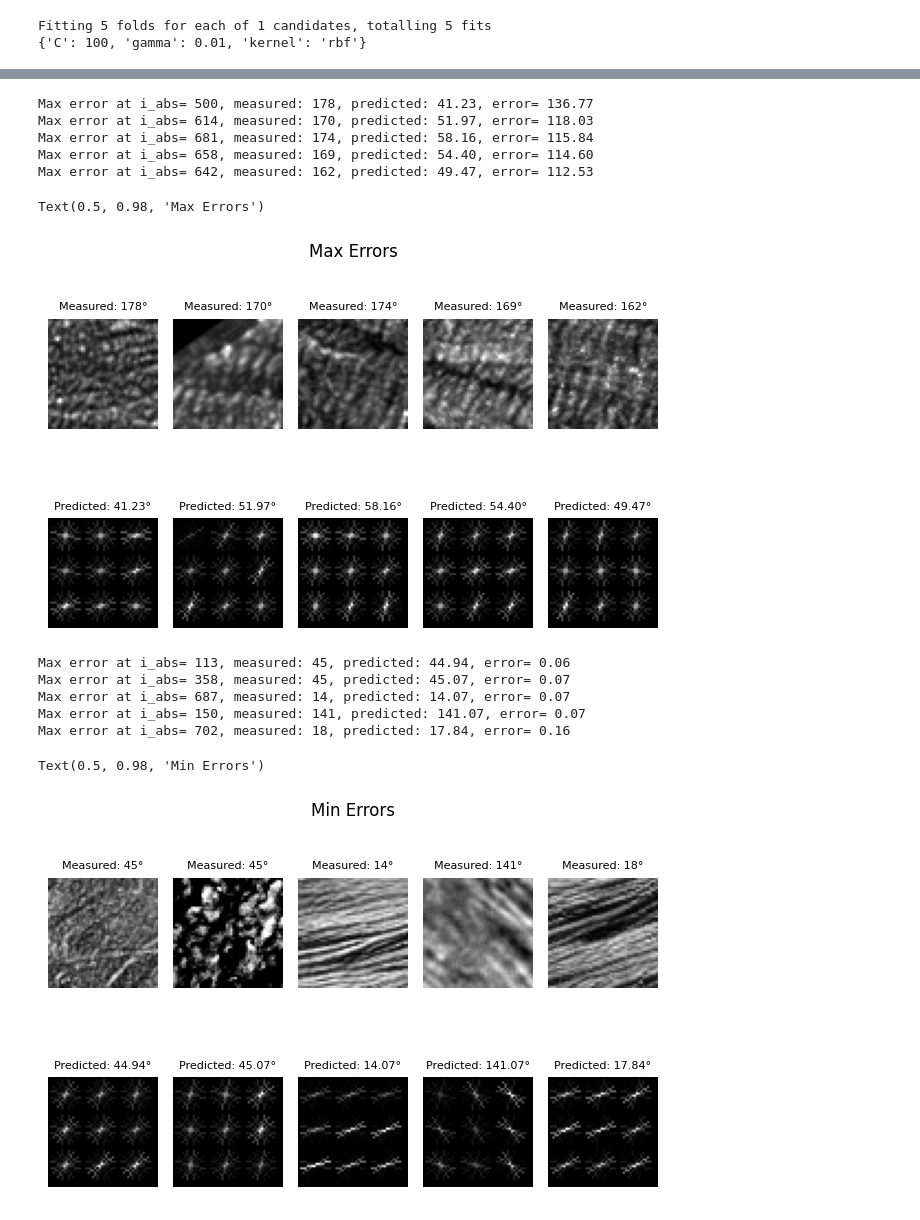
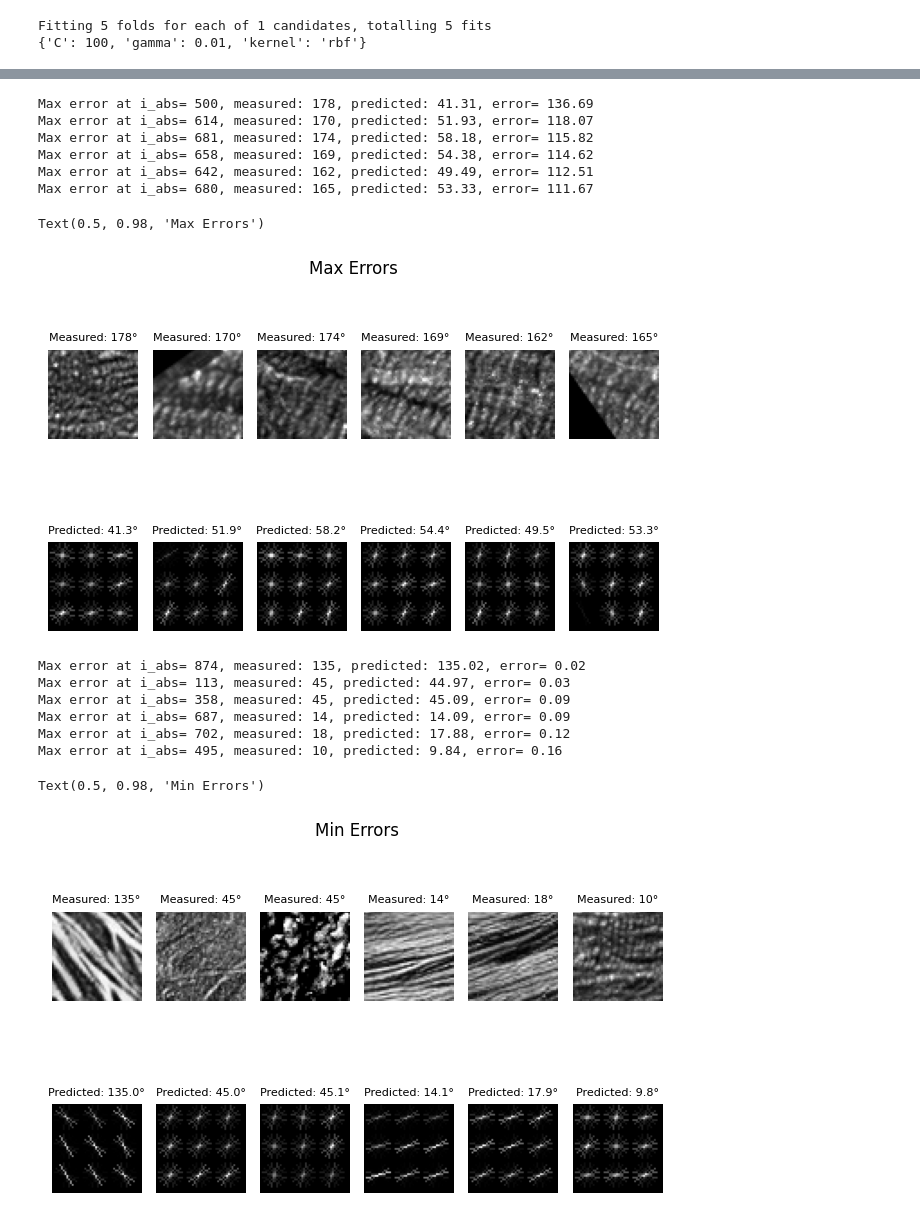
Before and after one commit to hkc5/fiber-prediction, a Jupyter notebook: main.ipynb, the cells around one changed output, grey strips where cells are left out. Cells and saved outputs as stored; diff of their text form; code cells hidden in the pictures.

```diff
--- a/main.ipynb
+++ b/main.ipynb
@@ -77,6 +79,13 @@ scaler= StandardScaler()
 feature_matrix= scaler.fit_transform(feature_matrix)
 
 pca= PCA()
+principal_components= pca.fit_transform(feature_matrix)
+var_csum= np.cumsum(pca.explained_variance_ratio_)
+plt.plot(var_csum[var_csum < .9], "b .")
+plt.xlabel('Number of Components')
+plt.ylabel('Cumulative Explained Variance')
+plt.grid()
+
 principal_components= pca.fit_transform(feature_matrix)
 required_variance= .7
 no_components= sum(pca.explained_variance_ratio_.cumsum() < required_variance) + 1
@@ -84,7 +93,7 @@ no_components= sum(pca.explained_variance_ratio_.cumsum() < required_variance) +
 pca_var= PCA(no_components)
 principal_matrix= pca_var.fit_transform(feature_matrix)
 
-with open("labels2.csv") as f:
+with open("labels.csv") as f:
     l= f.read()
     try: # Mac
         int(l[1:2])
@@ -161,10 +172,11 @@ plt.legend(["Test", "Train", "Prediction"])
 # %%
 y_error= abs(y_pred-y_test)
 y_error_sorted= np.sort(y_error)[::-1]
+no_pics= 6
 
-fig, axs = plt.subplots(2, 5)
+fig, axs = plt.subplots(2, no_pics)
 
-for i in np.arange(0, 5):
+for i in np.arange(0, no_pics):
     i_max_error= np.where(y_error== y_error_sorted[i])[0]
     i_abs= i_test[i_max_error][0]
 
@@ -177,64 +189,67 @@ for i in np.arange(0, 5):
                         visualize=True, feature_vector= True)
 
 
-    plt.subplot(2, 5, i+1)
+    plt.subplot(2, no_pics, i+1)
     plt.imshow(img, cmap= "gray")
     #plt.title("Original Image")
     plt.axis("off")
     plt.title(f"Measured: {y_test[i_max_error][0]}{chr(176)}", size= 8)
 
-    plt.subplot(2, 5, i+6)
+    plt.subplot(2, no_pics, i+1 + no_pics)
     plt.imshow(hog_image, cmap='gray')
     #plt.title("HOG Image")
     plt.axis("off")
-    plt.title(f"Predicted: {y_pred[i_max_error][0]:.2f}{chr(176)}", size= 8)
+    plt.title(f"Predicted: {y_pred[i_max_error][0]:.1f}{chr(176)}", size= 8)
 
 plt.tight_layout()
 plt.suptitle("Max Errors")
 # %% [output]
-Max error at i_abs= 500, measured: 178, predicted: 41.23, error= 136.77
-Max error at i_abs= 614, measured: 170, predicted: 51.97, error= 118.03
-Max error at i_abs= 681, measured: 174, predicted: 58.16, error= 115.84
-Max error at i_abs= 658, measured: 169, predicted: 54.40, error= 114.60
-Max error at i_abs= 642, measured: 162, predicted: 49.47, error= 112.53
+Max error at i_abs= 500, measured: 178, predicted: 41.31, error= 136.69
+Max error at i_abs= 614, measured: 170, predicted: 51.93, error= 118.07
+Max error at i_abs= 681, measured: 174, predicted: 58.18, error= 115.82
+Max error at i_abs= 658, measured: 169, predicted: 54.38, error= 114.62
+Max error at i_abs= 642, measured: 162, predicted: 49.49, error= 112.51
+Max error at i_abs= 680, measured: 165, predicted: 53.33, error= 111.67
 Text(0.5, 0.98, 'Max Errors')
-[figure, old version]
+[figure, new version]
 # %%
 y_error= abs(y_pred-y_test)
 y_error_sorted= np.sort(y_error)
+no_pics= 6
 
-fig, axs = plt.subplots(2, 5)
+fig, axs = plt.subplots(2, no_pics)
 
-for i in np.arange(0, 5):
+for i in np.arange(0, no_pics):
     i_max_error= np.where(y_error== y_error_sorted[i])[0]
     i_abs= i_test[i_max_error][0]
 
     print(f"Max error at i_abs= {i_abs}, measured: {y_test[i_max_error][0]}, predicted: {y_pred[i_max_error][0]:.2f}, error= {y_error_sorted[i]:.2f}")
 
     img_dir= img_directories[i_abs]
     img= cv2.imread(img_dir, cv2.IMREAD_GRAYSCALE)
 
     hog_features, hog_image = hog(img, orientations= 8, pixels_per_cell= (int(img.shape[0]/3), int(img.shape[1]/3)),
                         visualize=True, feature_vector= True)
 
 
-    plt.subplot(2, 5, i+1)
+    plt.subplot(2, no_pics, i+1)
     plt.imshow(img, cmap= "gray")
     plt.axis("off")
     plt.title(f"Measured: {y_test[i_max_error][0]}{chr(176)}", size= 8)
 
-    plt.subplot(2, 5, i+6)
+    plt.subplot(2, no_pics, i+1 + no_pics)
     plt.imshow(hog_image, cmap='gray')
     plt.axis("off")
-    plt.title(f"Predicted: {y_pred[i_max_error][0]:.2f}{chr(176)}", size= 8)
+    plt.title(f"Predicted: {y_pred[i_max_error][0]:.1f}{chr(176)}", size= 8)
 
 plt.tight_layout()
 plt.suptitle("Min Errors")
 # %% [output]
-Max error at i_abs= 113, measured: 45, predicted: 44.94, error= 0.06
-Max error at i_abs= 358, measured: 45, predicted: 45.07, error= 0.07
-Max error at i_abs= 687, measured: 14, predicted: 14.07, error= 0.07
-Max error at i_abs= 150, measured: 141, predicted: 141.07, error= 0.07
-Max error at i_abs= 702, measured: 18, predicted: 17.84, error= 0.16
+Max error at i_abs= 874, measured: 135, predicted: 135.02, error= 0.02
+Max error at i_abs= 113, measured: 45, predicted: 44.97, error= 0.03
+Max error at i_abs= 358, measured: 45, predicted: 45.09, error= 0.09
+Max error at i_abs= 687, measured: 14, predicted: 14.09, error= 0.09
+Max error at i_abs= 702, measured: 18, predicted: 17.88, error= 0.12
+Max error at i_abs= 495, measured: 10, predicted: 9.84, error= 0.16
 Text(0.5, 0.98, 'Min Errors')
-[figure, old version]
+[figure, new version]
```
Also changed, not shown: parts of 5 cells of this notebook, 7 other files.
